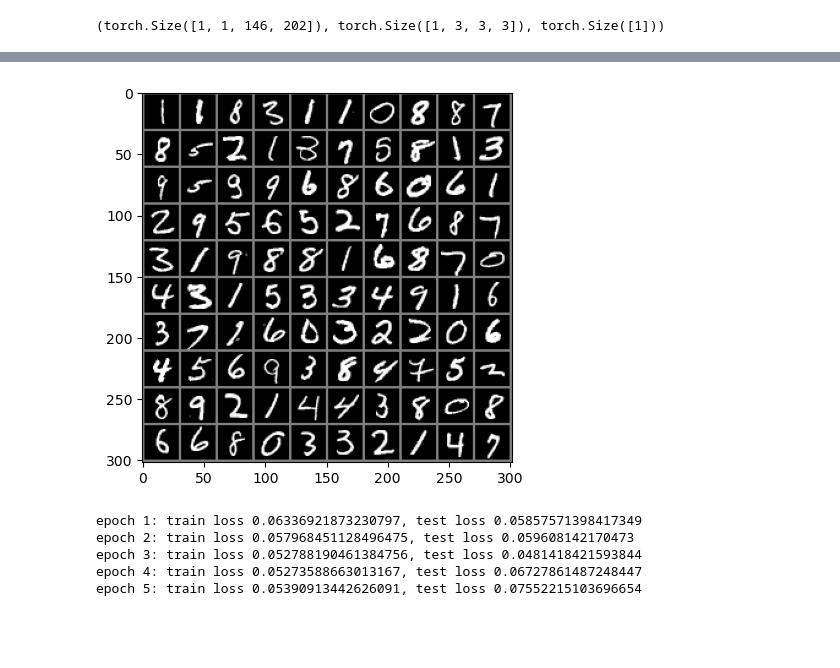
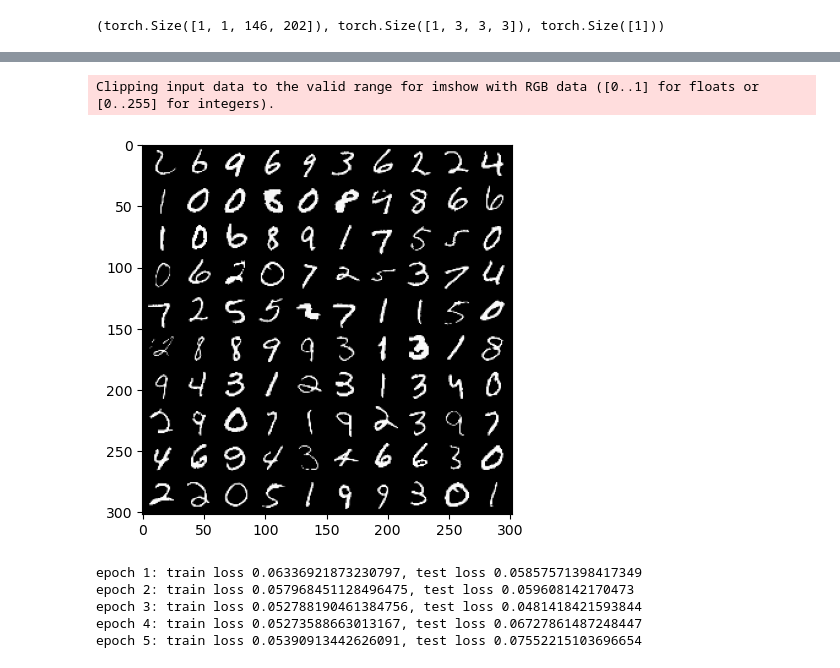
Before and after one commit to NShravanReddy/DeepLearning, a Jupyter notebook: 01-deep-neural-networks/2-cnn/2-cnn.ipynb, the cells around one changed output, grey strips where cells are left out. Drawn from its saved outputs; the diff is of its cells as text; code cells hidden in the pictures; blank space fills up the shorter version.

```diff
--- a/01-deep-neural-networks/2-cnn/2-cnn.ipynb
+++ b/01-deep-neural-networks/2-cnn/2-cnn.ipynb
@@ -9,3 +15,6 @@ img_arr.shape
+# %%
+img=Image.open('/Users/nshravanreddy/Downloads/Dark.jpeg')
+img.show()
 # %% [markdown]
 (Height,width,Dimension)
 Dimensions 1 , 2 , 3
@@ -70,15 +133,16 @@ test_loader = torch.utils.data.DataLoader(dataset=test_dataset, batch_size=batch
 # %%
 from torchvision.utils import make_grid
 def show_images(img):
-    img=img/2 + 0.5
+    #img=img/2 + 0.5
     img_numpy=img.numpy()
     plt.imshow(np.transpose(img_numpy,(1,2,0)))
     plt.show()
 
 images, _=next(iter(train_loader))
 show_images(make_grid(images,nrow=10))
 # %% [output]
+Clipping input data to the valid range for imshow with RGB data ([0..1] for floats or [0..255] for integers).
-[figure, old version]
+[figure, new version]
 # %%
 class CNN(nn.Module):
     def __init__(self):
```
Also changed, not shown: parts of 12 cells of this notebook, 1 other file.
